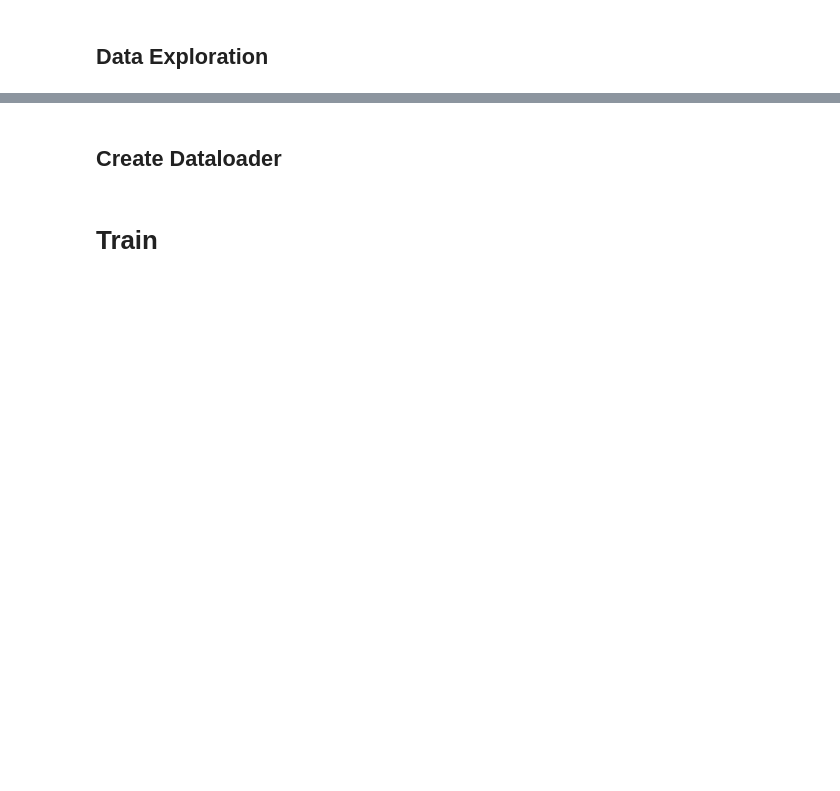
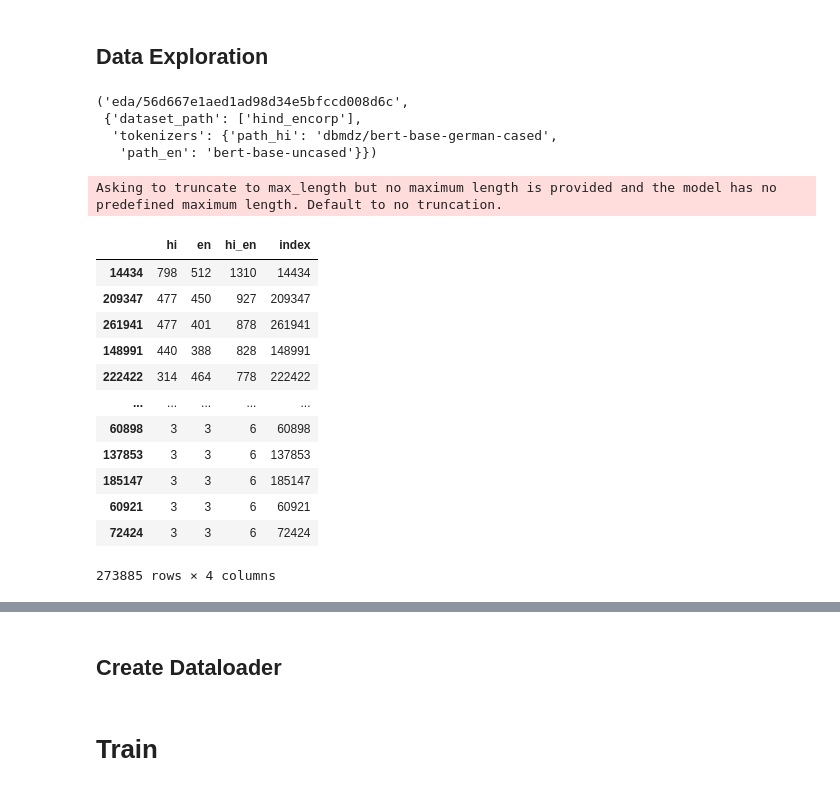
Before and after one commit to ultimateabhi719/transformer_from_scratch, a Jupyter notebook: transformer-from-scratch-using-pytorch.ipynb, the cells around one changed output, grey strips where cells are left out. Drawn from its saved outputs; the diff is of its cells as text; code cells hidden in the pictures; blank space fills up the shorter version.

```diff
--- a/transformer-from-scratch-using-pytorch.ipynb
+++ b/transformer-from-scratch-using-pytorch.ipynb
@@ -236,5 +242,6 @@ class Transformer(nn.Module):
 # %% [markdown]
 # Data
 # %%
-dataset = load_dataset("cfilt/iitb-english-hindi")
+dataset_path = ['hind_encorp']#["cfilt/iitb-english-hindi"]
+dataset = load_dataset(*dataset_path)
 print("train:%d, val:%d, test:%d"%(len(dataset['train']), len(dataset['validation']), len(dataset['test'])))
@@ -281,0 +272,16 @@ en_tokenizer._tokenizer.post_processor = TemplateProcessing(
+# %%
+data_params = {
+    'dataset_path' : dataset_path,
+    'tokenizers' : {'path_hi':"dbmdz/bert-base-german-cased", 'path_en':"bert-base-uncased"},
+    'lang' : ('de','en') #(from-language, to-language)
+}
+_data_params = copy.deepcopy(data_params)
+_data_params.pop('lang', None)
+
+eda_path = f'eda/{dict_hash(_data_params)}'
+eda_path, _data_params
+# %% [output]
+('eda/56d667e1aed1ad98d34e5bfccd008d6c',
+ {'dataset_path': ['hind_encorp'],
+  'tokenizers': {'path_hi': 'dbmdz/bert-base-german-cased',
+   'path_en': 'bert-base-uncased'}})
@@ -281,0 +294,34 @@ en_tokenizer._tokenizer.post_processor = TemplateProcessing(
+# %%
+df = pd.DataFrame.from_dict(dataset['train'])
+lang_from, lang_to = 'hi', 'en'
+def num_tokens(x):
+    hi_len = hi_tokenizer(x[lang_from], padding=True, truncation=True, return_tensors="pt")['input_ids'].shape[1]
+    en_len = en_tokenizer(x[lang_to], padding=True, truncation=True, return_tensors="pt")['input_ids'].shape[1]
+    return hi_len, en_len
+
+df['hi'], df['en'] = zip(*df.translation.progress_apply(num_tokens))
+# %% [output]
+Asking to truncate to max_length but no maximum length is provided and the model has no predefined maximum length. Default to no truncation.
+# %%
+df['hi_en'] = df.hi + df.en
+
+df = df[['hi','en','hi_en']].astype(int)
+# %%
+df = df.sort_values('hi_en', axis=0, ascending=False)
+df['index'] = df.index
+df.to_csv(os.path.join(eda_path,'train.csv'),index=False)
+df
+# %% [output]
+|  | hi | en | hi_en | index |
+| 14434 | 798 | 512 | 1310 | 14434 |
+| 209347 | 477 | 450 | 927 | 209347 |
+| 261941 | 477 | 401 | 878 | 261941 |
+| 148991 | 440 | 388 | 828 | 148991 |
+| 222422 | 314 | 464 | 778 | 222422 |
+| ... | ... | ... | ... | ... |
+| 60898 | 3 | 3 | 6 | 60898 |
+| 137853 | 3 | 3 | 6 | 137853 |
+| 185147 | 3 | 3 | 6 | 185147 |
+| 60921 | 3 | 3 | 6 | 60921 |
+| 72424 | 3 | 3 | 6 | 72424 |
+273885 rows × 4 columns
```
Also changed, not shown: parts of 56 cells of this notebook, 4 other files.
